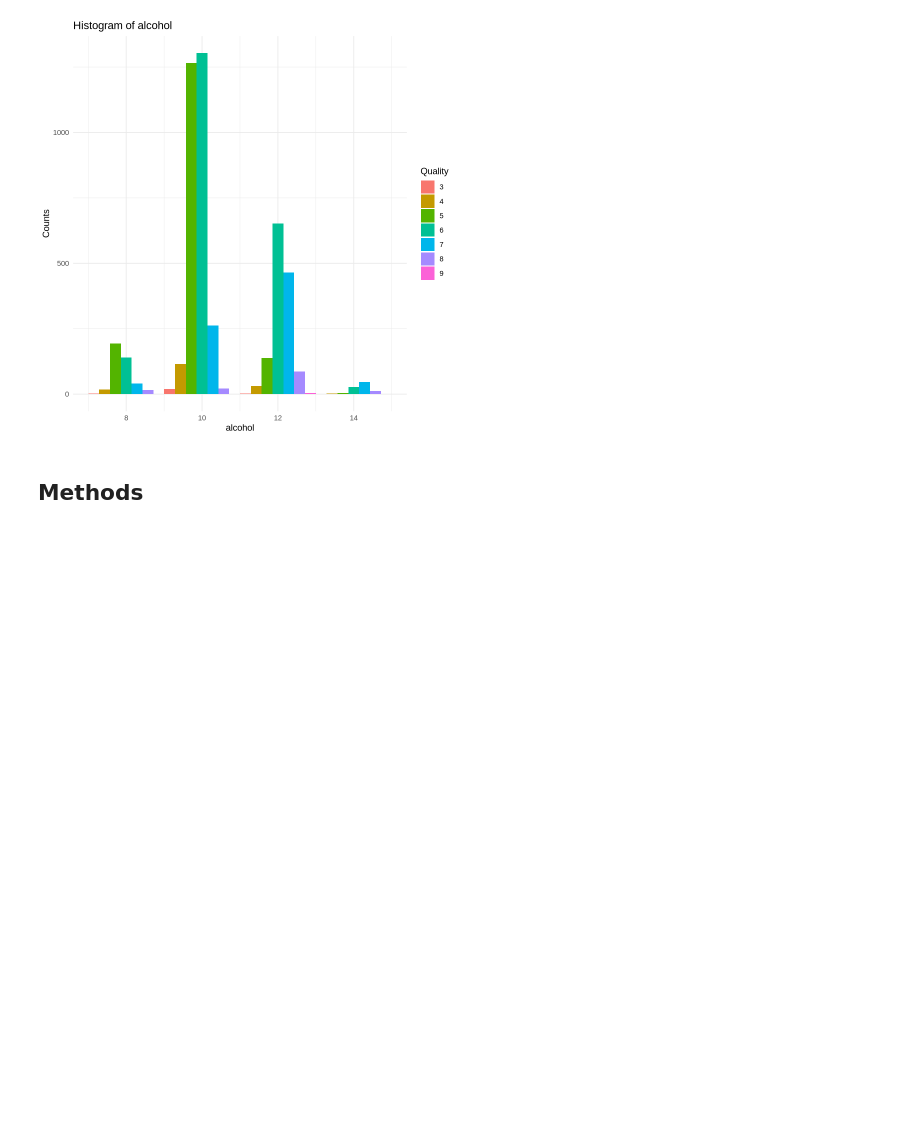
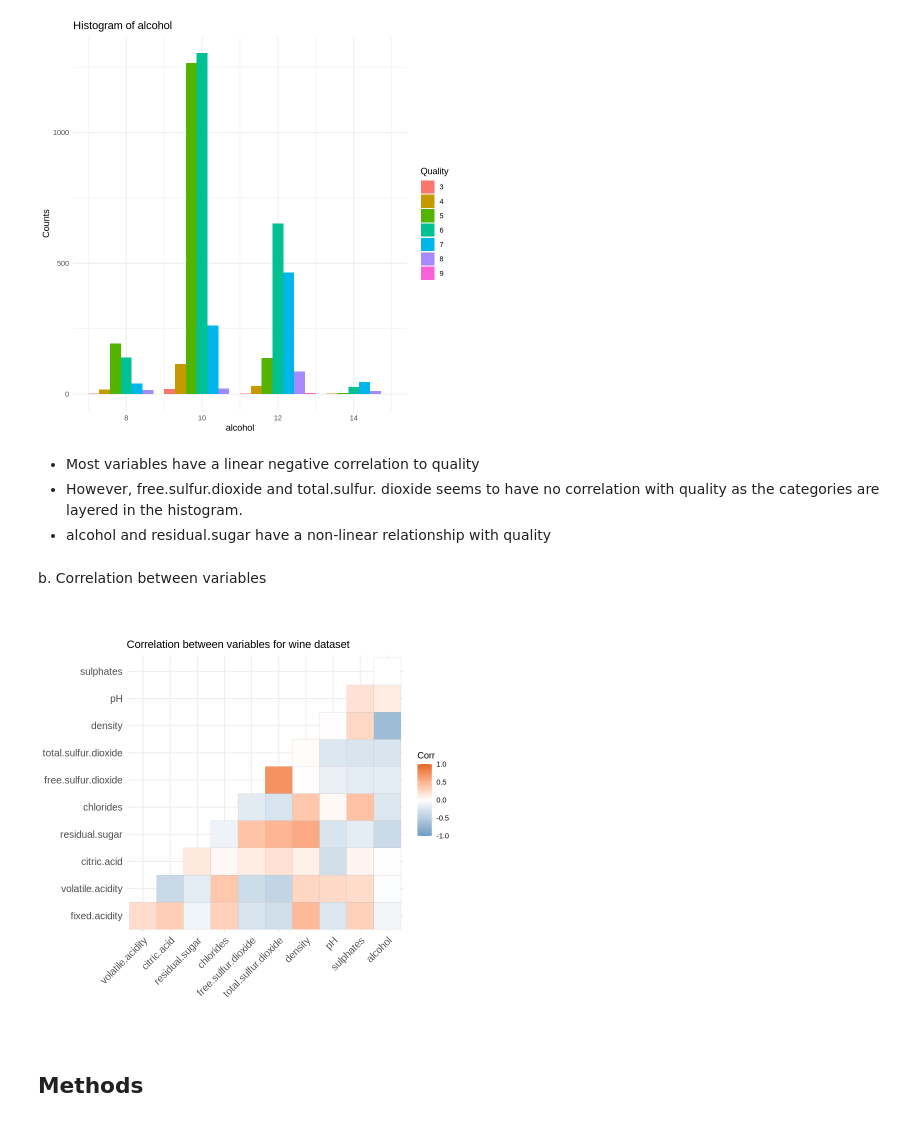
Before and after one commit to AlexNgGit/DSCI-GROUP-3, a Jupyter notebook: src/proposal.ipynb, the cells around one changed output. Cells and saved outputs as stored; diff of their text form; code cells hidden in the pictures; blank space fills up the shorter version.

```diff
--- a/src/proposal.ipynb
+++ b/src/proposal.ipynb
@@ -181,6 +181,24 @@ histograms
 [[11]]
 [figure]
 [figure]
+# %% [markdown]
+- Most variables have a linear negative correlation to quality
+- However, free.sulfur.dioxide and total.sulfur. dioxide seems to have no correlation with quality as the categories are layered in the histogram.
+- alcohol and residual.sugar have a non-linear relationship with quality
+# %% [markdown]
+b. Correlation between variables
+# %%
+heat_map_data <- wine_training %>%
+  select(-quality, -type)
+
+# Calculate the correlation matrix
+heat_map_corr <- cor(heat_map_data)
+
+# Create the correlation heatmap
+ggcorrplot(heat_map_corr, type = "lower", colors = c("#6D9EC1", "white", "#E46726")) +
+  ggtitle("Correlation between variables for wine dataset")
+# %% [output]
+[figure, added]
 # %% [markdown]
 ## Methods
 # %% [markdown]
```
